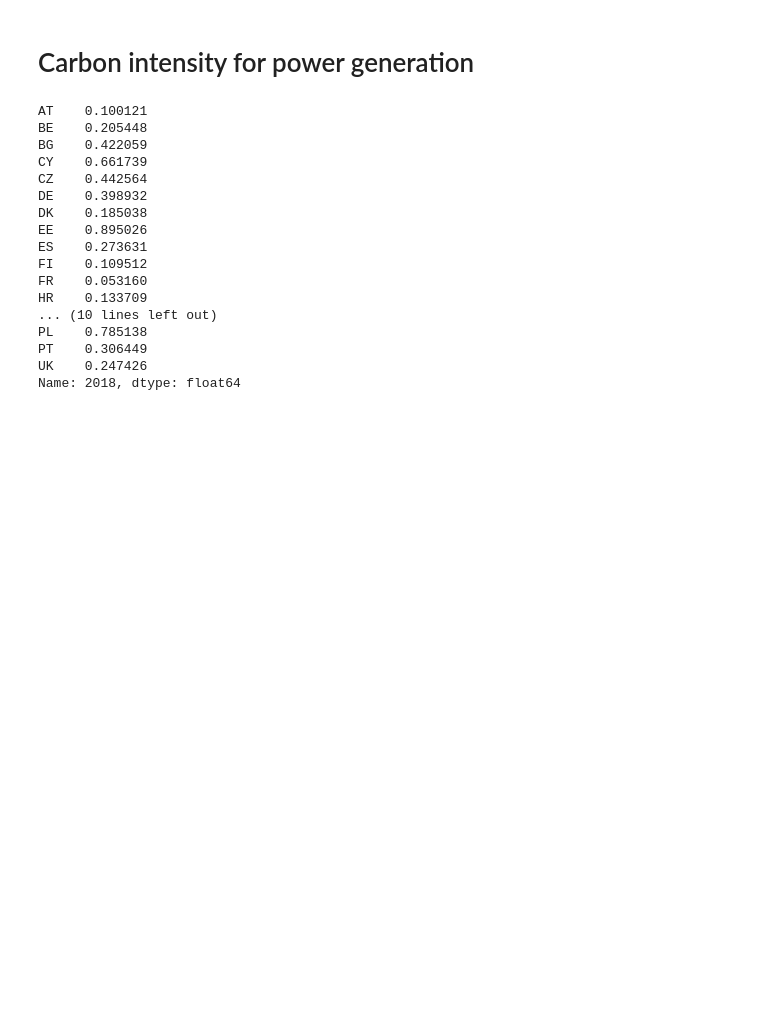
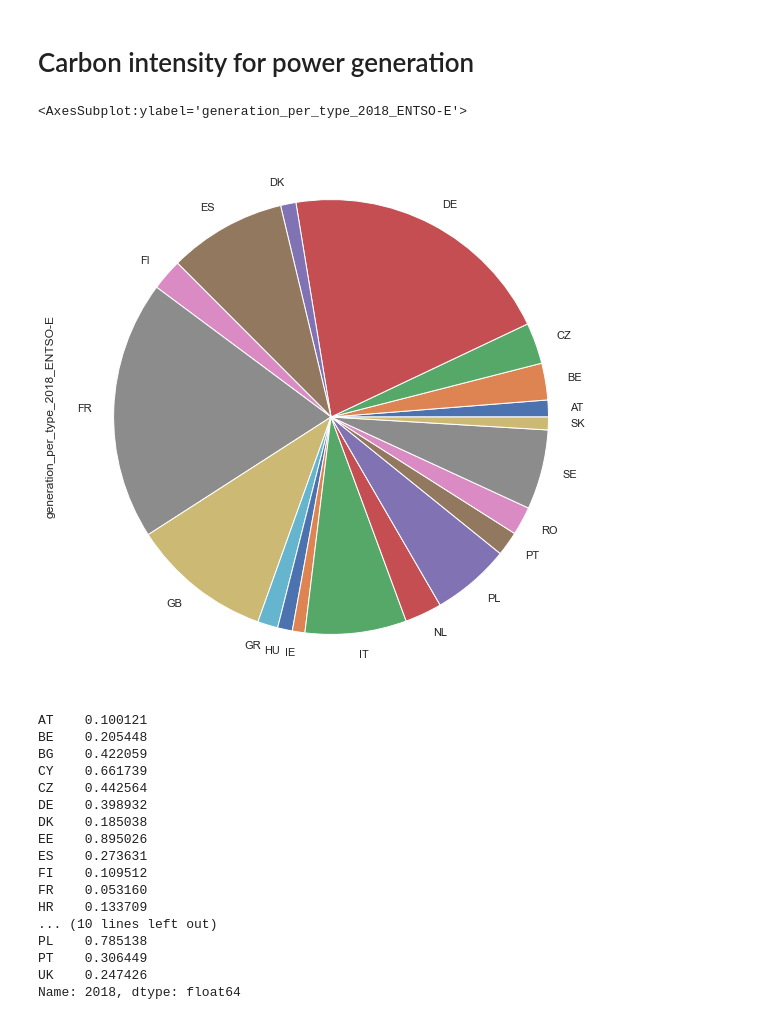
Before and after one commit to INATECH-CIG/CO2_emissions_factors, a Jupyter notebook: CO2 calculation bottom up method.ipynb, the cells around one changed output. Cells and saved outputs as stored; diff of their text form; code cells hidden in the pictures; blank space fills up the shorter version.

```diff
--- a/CO2 calculation bottom up method.ipynb
+++ b/CO2 calculation bottom up method.ipynb
@@ -607,6 +607,11 @@ entsoe_gen_type_sum['emissions'] = entsoe_gen_type_sum['generation_per_type_2018
 entsoe_gen_type_sum = entsoe_gen_type_sum.reset_index()
 # %%
 CI_country = entsoe_gen_type_sum.groupby('MapCode').sum()['emissions'] / entsoe_gen_type_sum.groupby('MapCode').sum()['generation_per_type_2018_ENTSO-E']
+# %%
+entsoe_gen_type_sum.groupby('MapCode').sum()['generation_per_type_2018_ENTSO-E'].plot(kind='pie')
+# %% [output]
+<AxesSubplot:ylabel='generation_per_type_2018_ENTSO-E'>
+[figure, added]
 # %%
 CI_country.to_csv(output_directory_path + '/CI_country_bottom_up_methode.csv')
 # %%
```
Also changed, not shown: parts of 2 cells of this notebook, 1 other file.
